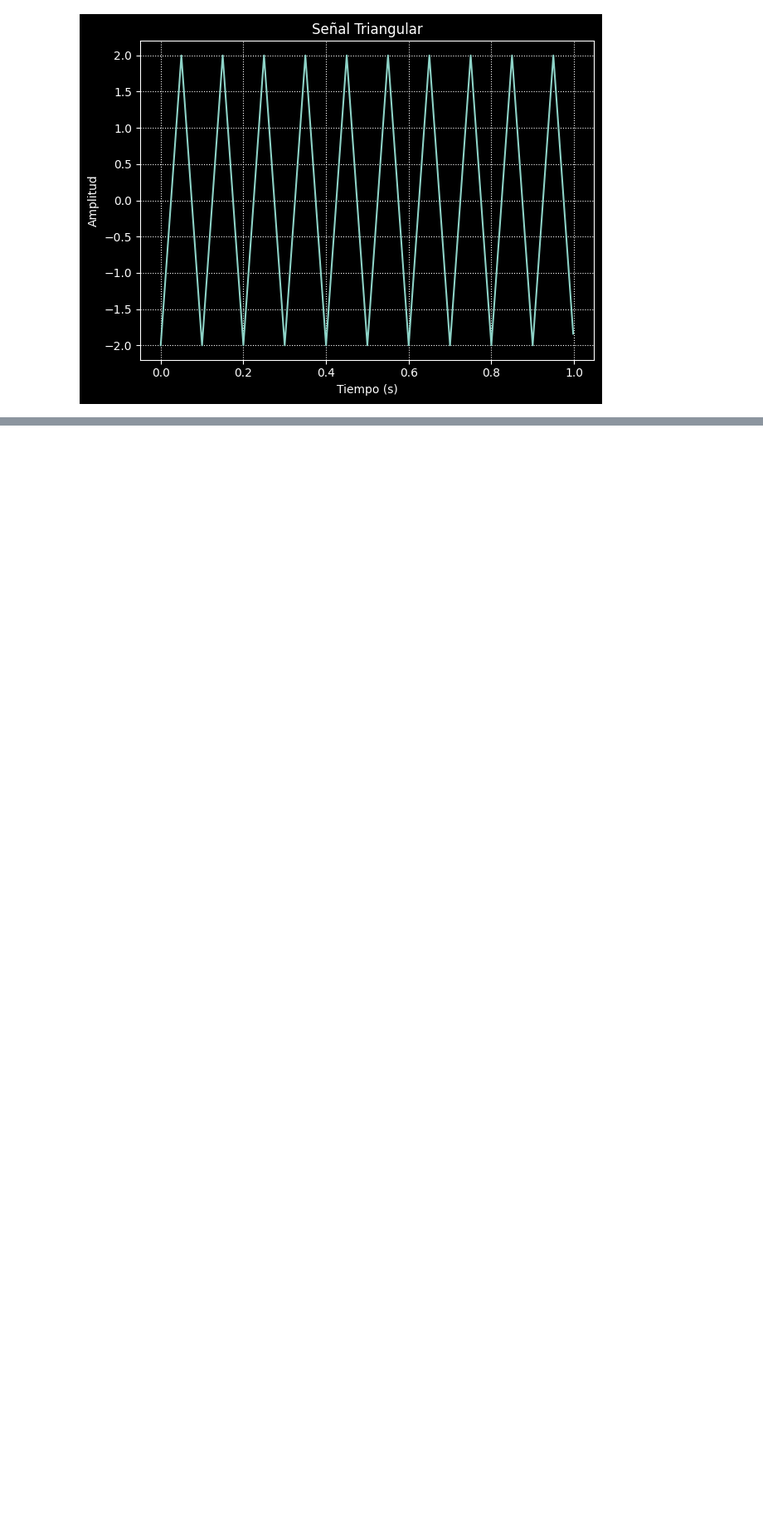
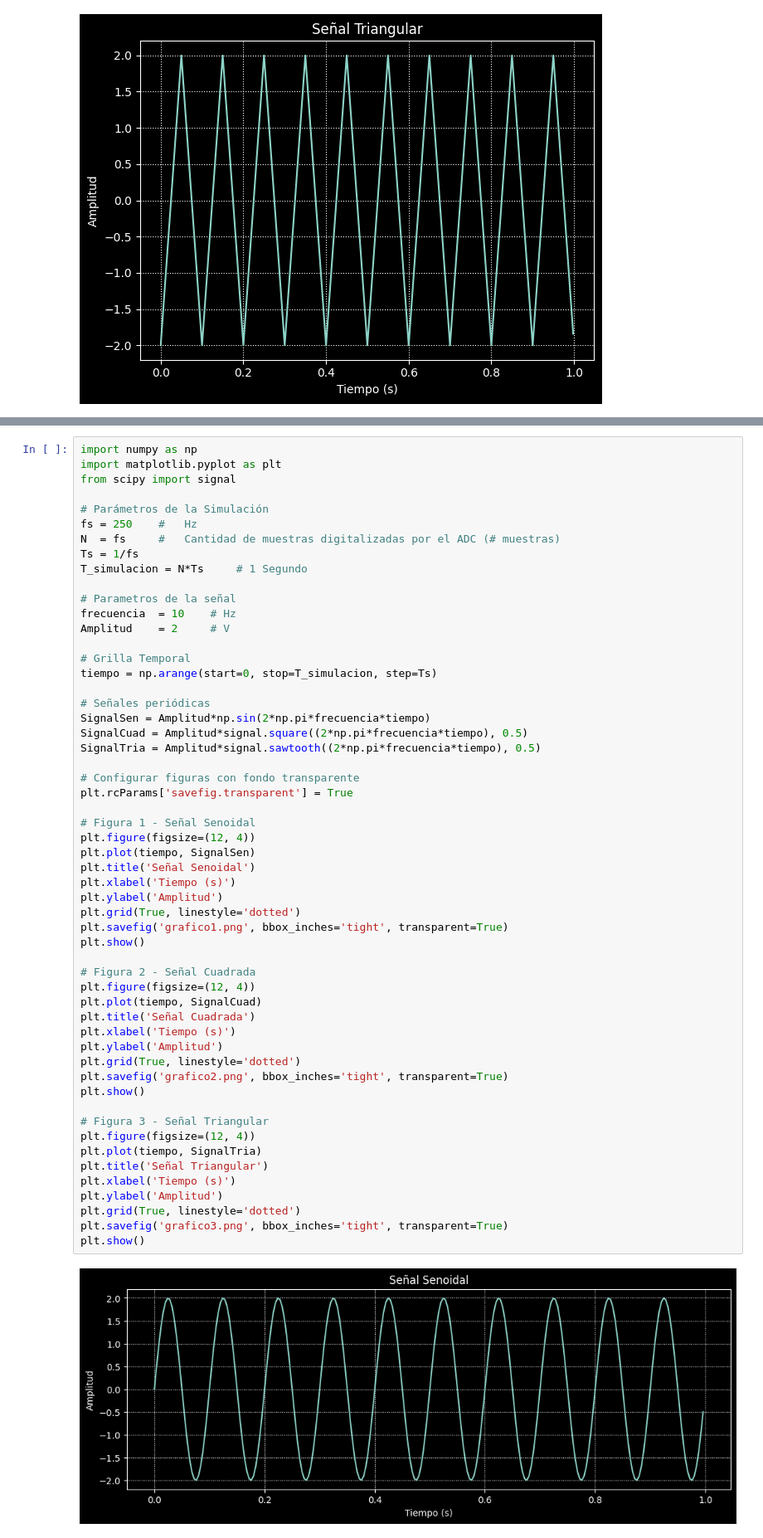
Before and after one commit to D8aCruz/PDS-R6575, a Jupyter notebook: TS-R6575/TS1.ipynb, the cells around one changed output, grey strips where cells are left out. Shown: that part at 83% size. Drawn from its saved outputs; the diff is of its cells as text; blank space fills up the shorter version.

Commit message:
agregando nuevas imagenes

```diff
--- a/TS-R6575/TS1.ipynb
+++ b/TS-R6575/TS1.ipynb
@@ -188,3 +188,60 @@ plt.show()
 [figure]
 [figure]
 [figure]
+# %%
+import numpy as np
+import matplotlib.pyplot as plt
+from scipy import signal
+
+# Parámetros de la Simulación
+fs = 250    #   Hz
+N  = fs     #   Cantidad de muestras digitalizadas por el ADC (# muestras)
+Ts = 1/fs
+T_simulacion = N*Ts     # 1 Segundo
+
+# Parametros de la señal
+frecuencia  = 10    # Hz
+Amplitud    = 2     # V
+
+# Grilla Temporal
+tiempo = np.arange(start=0, stop=T_simulacion, step=Ts)
+
+# Señales periódicas
+SignalSen = Amplitud*np.sin(2*np.pi*frecuencia*tiempo)
+SignalCuad = Amplitud*signal.square((2*np.pi*frecuencia*tiempo), 0.5)
+SignalTria = Amplitud*signal.sawtooth((2*np.pi*frecuencia*tiempo), 0.5)
+
+# Configurar figuras con fondo transparente
+plt.rcParams['savefig.transparent'] = True
+
+# Figura 1 - Señal Senoidal
+plt.figure(figsize=(12, 4))
+plt.plot(tiempo, SignalSen)
+plt.title('Señal Senoidal')
+plt.xlabel('Tiempo (s)')
+plt.ylabel('Amplitud')
+plt.grid(True, linestyle='dotted')
+plt.savefig('grafico1.png', bbox_inches='tight', transparent=True)
+plt.show()
+
+# Figura 2 - Señal Cuadrada
+plt.figure(figsize=(12, 4))
+plt.plot(tiempo, SignalCuad)
+plt.title('Señal Cuadrada')
+plt.xlabel('Tiempo (s)')
+plt.ylabel('Amplitud')
+plt.grid(True, linestyle='dotted')
+plt.savefig('grafico2.png', bbox_inches='tight', transparent=True)
+plt.show()
+
+# Figura 3 - Señal Triangular
+plt.figure(figsize=(12, 4))
+plt.plot(tiempo, SignalTria)
+plt.title('Señal Triangular')
+plt.xlabel('Tiempo (s)')
+plt.ylabel('Amplitud')
+plt.grid(True, linestyle='dotted')
+plt.savefig('grafico3.png', bbox_inches='tight', transparent=True)
+plt.show()
+# %% [output]
+[figure, added]
```
Also changed, not shown: parts of 2 cells of this notebook, 3 other files.
